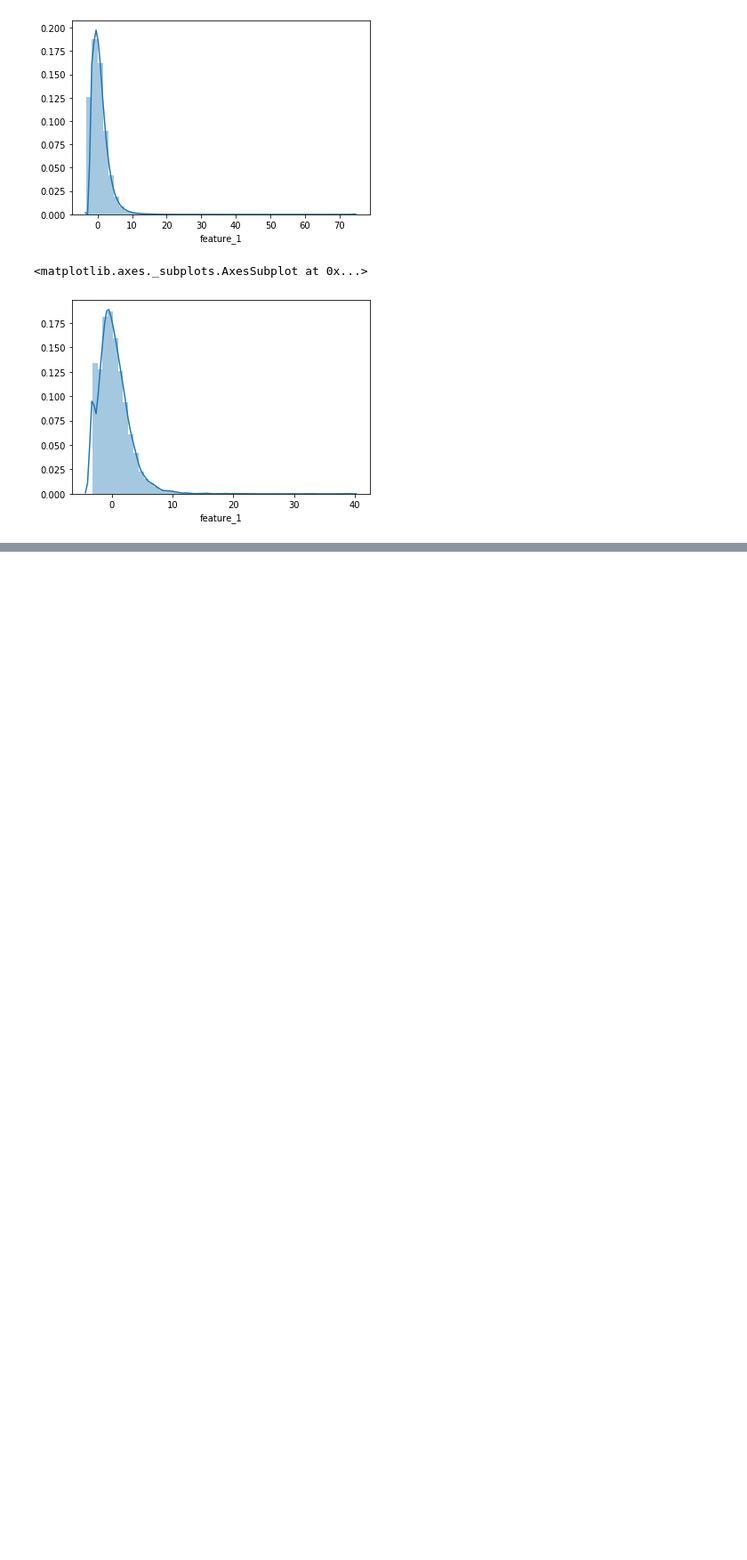
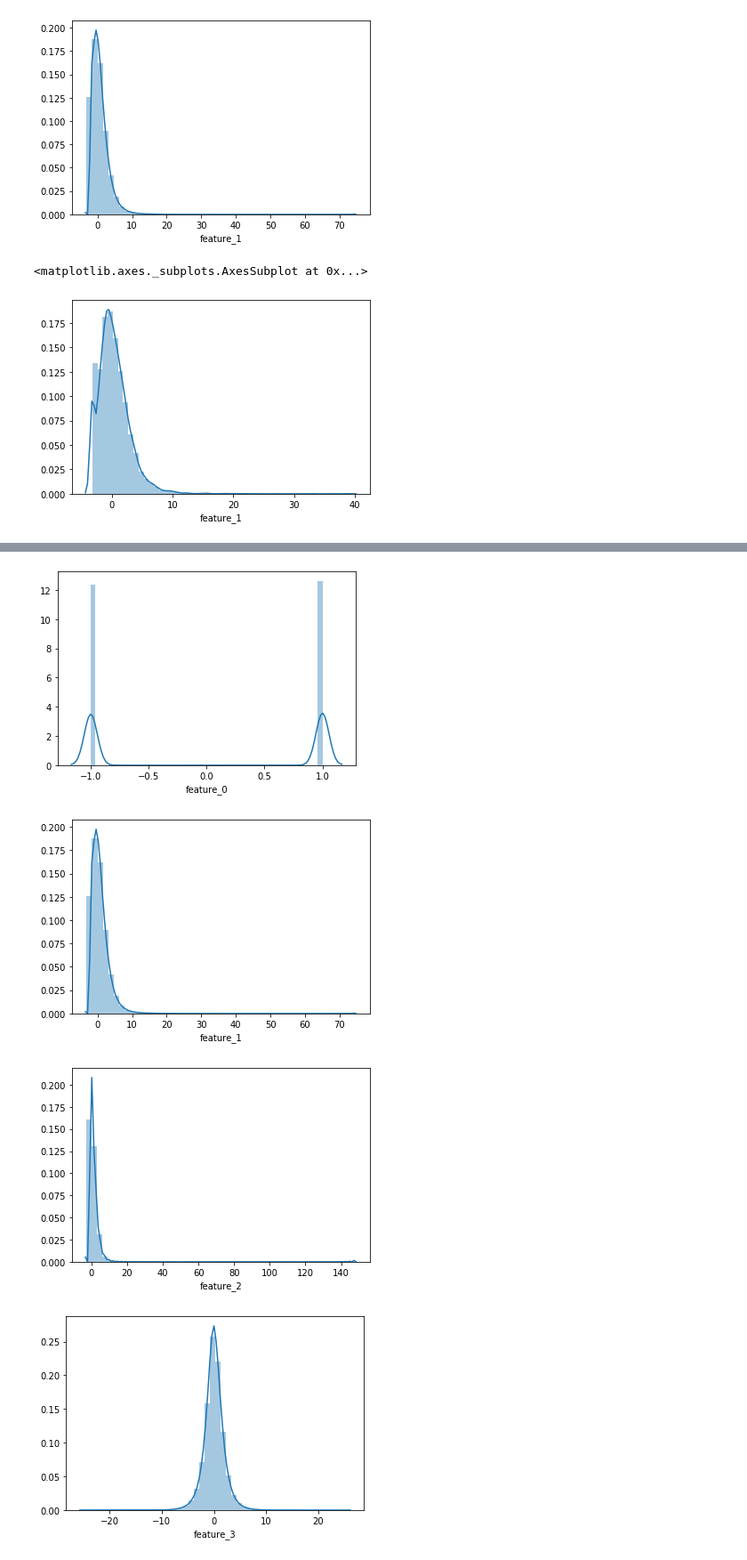
Before and after one commit to rmei97/market_preds, a Jupyter notebook: eda.ipynb, the cells around one changed output, grey strips where cells are left out. Shown: that part at 89% size. Cells and saved outputs as stored; diff of their text form; code cells hidden in the pictures; blank space fills up the shorter version.

Commit message:
stacked feature distribution graphs

```diff
--- a/eda.ipynb
+++ b/eda.ipynb
@@ -437,3 +437,29 @@ day_zero.describe()
 | 50% | 0.0 | 0.555322 | 0.000127 | 0.000177 | 0.000113 | 0.000254 | 0.000443 | 1.000000 | 0.246513 | -0.921463 | ... |
 | 75% | 0.0 | 1.738934 | 0.002804 | 0.003975 | 0.007504 | 0.013043 | 0.010518 | 1.000000 | 2.035431 | 0.348254 | ... |
 | max | 0.0 | 119.137192 | 0.126417 | 0.147485 | 0.177192 | 0.194283 | 0.180969 | 1.000000 | 31.945753 | 17.109695 | ... |
+# %%
+fig, ax = plt.subplots(15,5)
+
+x_counter = 0
+y_counter = 0
+
+for index in range(4):
+
+    feature = 'feature_' + str(index)
+    sns.distplot(data_retype[feature], ax = ax[x_counter, y_counter])
+
+    plt.show
+
+    if index % 4 == 0:
+        y_counter += 1
+        x_counter = 0
+# %%
+for index in range(10):
+    feature = 'feature_' + str(index)
+    sns.distplot(data_retype[feature])
+    plt.show()
+# %% [output]
+[figure, added]
+[figure, added]
+[figure, added]
+[figure, added]
```
Also changed, not shown: parts of 2 cells of this notebook.
